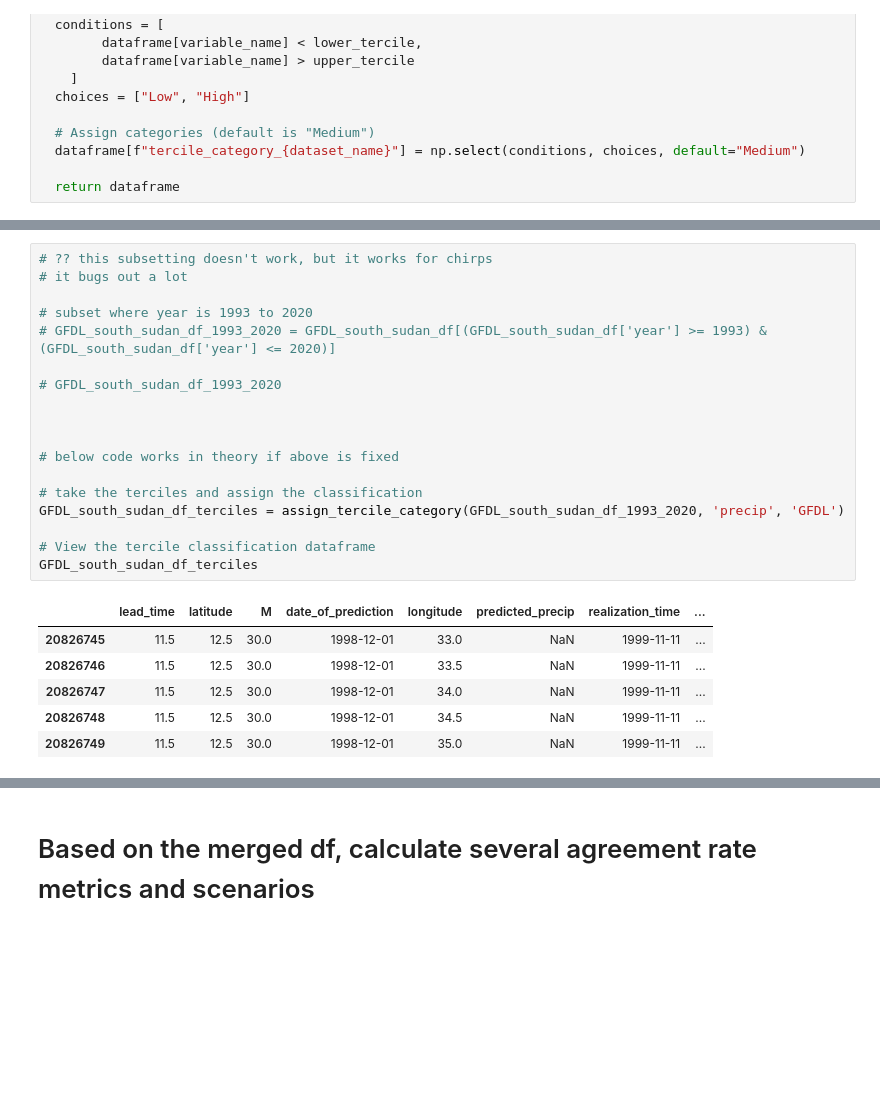
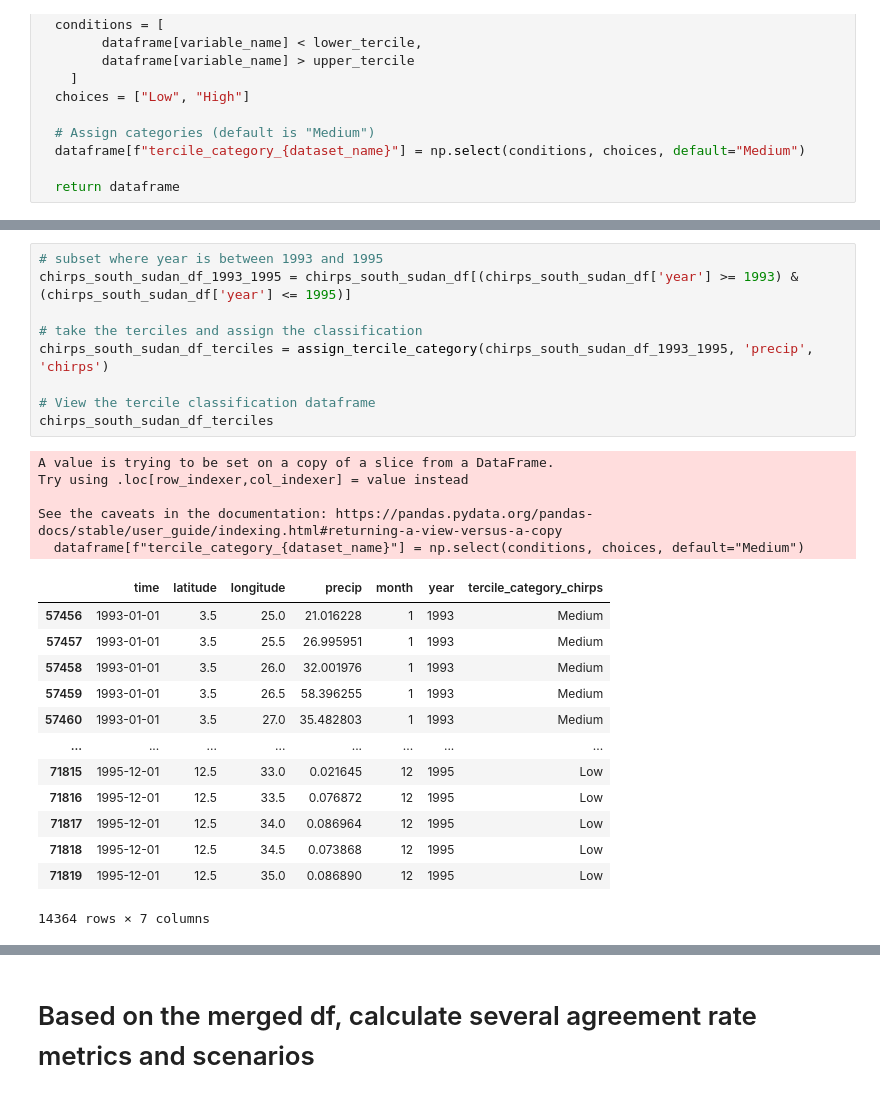
Before and after one commit to yatli24/CHC, a Jupyter notebook: Jupyter notebooks/Tercile_Hit_Rate.ipynb, the cells around one changed output, grey strips where cells are left out. Drawn from its saved outputs; the diff is of its cells as text; blank space fills up the shorter version.

```diff
--- a/Jupyter notebooks/Tercile_Hit_Rate.ipynb
+++ b/Jupyter notebooks/Tercile_Hit_Rate.ipynb
@@ -182,25 +224,28 @@ dtype: int64
 # %%
-# ?? this subsetting doesn't work, but it works for chirps
-# it bugs out a lot
-
-# subset where year is 1993 to 2020
-# GFDL_south_sudan_df_1993_2020 = GFDL_south_sudan_df[(GFDL_south_sudan_df['year'] >= 1993) & (GFDL_south_sudan_df['year'] <= 2020)]
-
-# GFDL_south_sudan_df_1993_2020
-
-
-
-# below code works in theory if above is fixed
+# subset where year is between 1993 and 1995
+chirps_south_sudan_df_1993_1995 = chirps_south_sudan_df[(chirps_south_sudan_df['year'] >= 1993) & (chirps_south_sudan_df['year'] <= 1995)]
 
 # take the terciles and assign the classification
-GFDL_south_sudan_df_terciles = assign_tercile_category(GFDL_south_sudan_df_1993_2020, 'precip', 'GFDL')
+chirps_south_sudan_df_terciles = assign_tercile_category(chirps_south_sudan_df_1993_1995, 'precip', 'chirps')
 
 # View the tercile classification dataframe
-GFDL_south_sudan_df_terciles
+chirps_south_sudan_df_terciles
 # %% [output]
+A value is trying to be set on a copy of a slice from a DataFrame.
+Try using .loc[row_indexer,col_indexer] = value instead
+
+See the caveats in the documentation: https://pandas.pydata.org/pandas-docs/stable/user_guide/indexing.html#returning-a-view-versus-a-copy
+  dataframe[f"tercile_category_{dataset_name}"] = np.select(conditions, choices, default="Medium")
-|  | lead_time | latitude | M | date_of_prediction | longitude | predicted_precip | realization_time | ... |
-| 20826745 | 11.5 | 12.5 | 30.0 | 1998-12-01 | 33.0 | NaN | 1999-11-11 | ... |
-| 20826746 | 11.5 | 12.5 | 30.0 | 1998-12-01 | 33.5 | NaN | 1999-11-11 | ... |
-| 20826747 | 11.5 | 12.5 | 30.0 | 1998-12-01 | 34.0 | NaN | 1999-11-11 | ... |
-| 20826748 | 11.5 | 12.5 | 30.0 | 1998-12-01 | 34.5 | NaN | 1999-11-11 | ... |
-| 20826749 | 11.5 | 12.5 | 30.0 | 1998-12-01 | 35.0 | NaN | 1999-11-11 | ... |
+|  | time | latitude | longitude | precip | month | year | tercile_category_chirps |
+| 57456 | 1993-01-01 | 3.5 | 25.0 | 21.016228 | 1 | 1993 | Medium |
+| 57457 | 1993-01-01 | 3.5 | 25.5 | 26.995951 | 1 | 1993 | Medium |
+| 57458 | 1993-01-01 | 3.5 | 26.0 | 32.001976 | 1 | 1993 | Medium |
+| 57459 | 1993-01-01 | 3.5 | 26.5 | 58.396255 | 1 | 1993 | Medium |
+| 57460 | 1993-01-01 | 3.5 | 27.0 | 35.482803 | 1 | 1993 | Medium |
+| ... | ... | ... | ... | ... | ... | ... | ... |
+| 71815 | 1995-12-01 | 12.5 | 33.0 | 0.021645 | 12 | 1995 | Low |
+| 71816 | 1995-12-01 | 12.5 | 33.5 | 0.076872 | 12 | 1995 | Low |
+| 71817 | 1995-12-01 | 12.5 | 34.0 | 0.086964 | 12 | 1995 | Low |
+| 71818 | 1995-12-01 | 12.5 | 34.5 | 0.073868 | 12 | 1995 | Low |
+| 71819 | 1995-12-01 | 12.5 | 35.0 | 0.086890 | 12 | 1995 | Low |
+14364 rows × 7 columns
```
Also changed, not shown: parts of 14 cells of this notebook.
